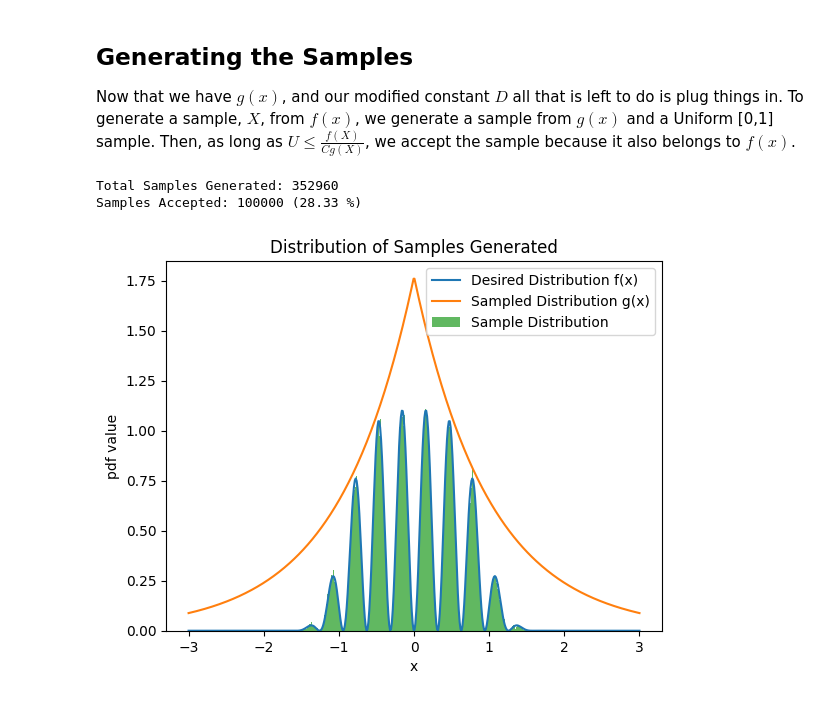
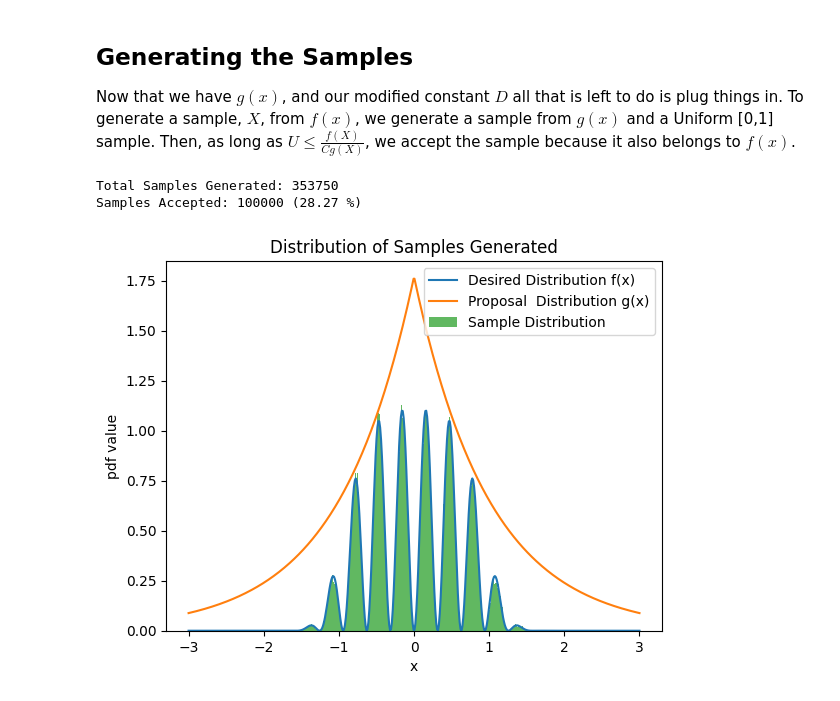
Before and after one commit to g-hurst/statistics-lessons, a Jupyter notebook: rejection_sampling/lesson.ipynb, the cells around one changed output. Drawn from its saved outputs; the diff is of its cells as text; code cells hidden in the pictures.

```diff
--- a/rejection_sampling/lesson.ipynb
+++ b/rejection_sampling/lesson.ipynb
@@ -96,31 +96,31 @@ $g(x)$ and a Uniform [0,1] sample. Then, as long as $ U \le \frac{f(X)}{C g(X)}$
 # %%
 n = 100000
 n_generated = 0
 samples_f = []
 while len(samples_f) < n:
     # generate U~uniform[0,1]
     uniform = np.random.uniform(0,1)
     # generate a X~Exp(|x|) (multiplying by -1 at random ror abs value in pdf)
     sample  = np.random.exponential() * np.random.choice([-1, 1])
     # count number of accepted samples to get the acceptance rate
     n_generated += 1
     # check if the sample should be rejected
     if uniform <= f_target(sample) / (D * g_selected(sample)):
         samples_f.append(sample)
 
 
 print(f'Total Samples Generated: {n_generated}')
 print(f'Samples Accepted: {n} ({round(n/n_generated * 100,2)} %)')
 
 plt.title('Distribution of Samples Generated')
 plt.ylabel('pdf value')
 plt.xlabel('x')
 plt.plot(x, f_x, label='Desired Distribution f(x)')
-plt.plot(x, g_x, label='Sampled Distribution g(x)')
+plt.plot(x, g_x, label='Proposal  Distribution g(x)')
 plt.hist(samples_f, density=True, alpha=0.75, bins=500, label='Sample Distribution')
 plt.legend()
 plt.show()
 # %% [output]
-Total Samples Generated: 352960
-Samples Accepted: 100000 (28.33 %)
+Total Samples Generated: 353750
+Samples Accepted: 100000 (28.27 %)
-[figure, old version]
+[figure, new version]
```
Also changed, not shown: parts of 3 cells of this notebook.
